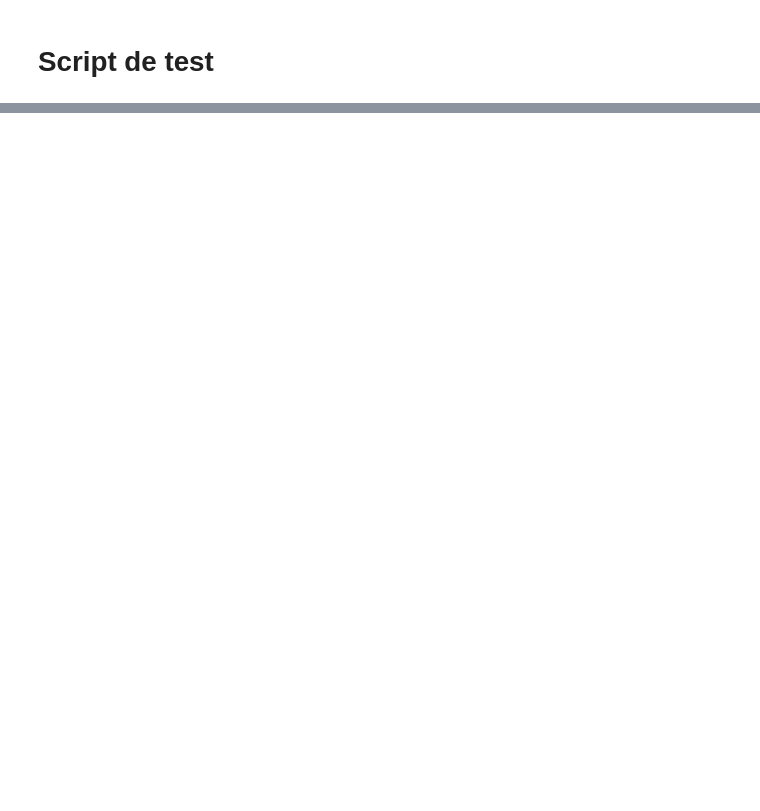
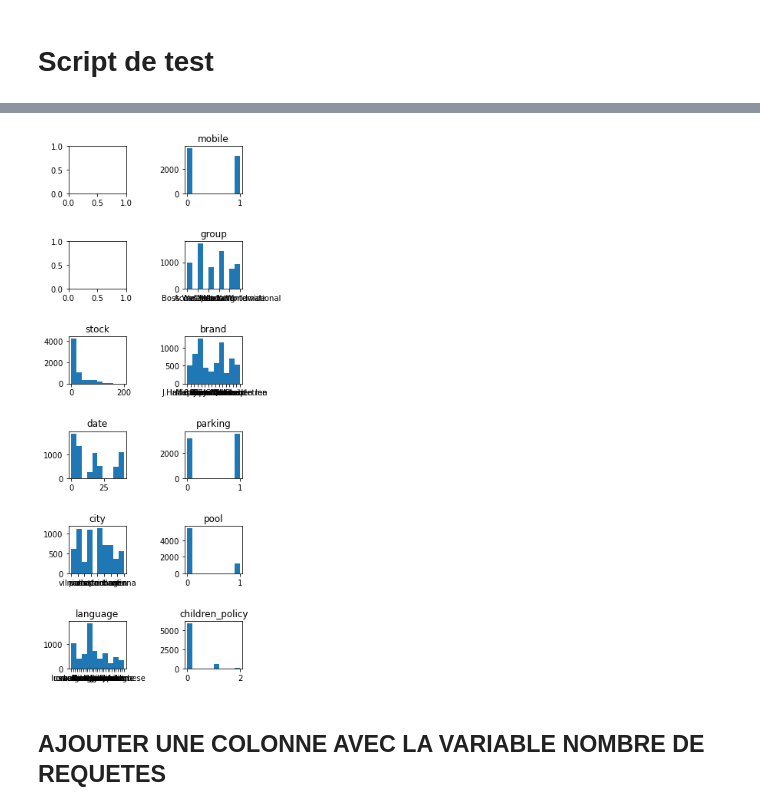
Before and after one commit to TryoenJ/Defi-IA, a Jupyter notebook: test.ipynb, the cells around one changed output, grey strips where cells are left out. Saved outputs shown, nothing was run; the diff lists cells and outputs as text; code cells hidden in the pictures; blank space fills up the shorter version.

Commit message:
maj test

```diff
--- a/test.ipynb
+++ b/test.ipynb
@@ -7,0 +20,8 @@ NameError: name 'pd' is not defined
+# %%
+hotels = pd.read_csv('./defi-ia-2023/features_hotels.csv', index_col=['hotel_id', 'city'])
+test = test.join(hotels, on=['hotel_id', 'city'])
+test.head()
+
+#df = pd.read_csv('./result_requetes.csv')
+#df= pd.concat([df,pricing_requests],axis = 0)
+#df.to_csv('./result_requetes.csv', index= False)
@@ -13,13 +58,13 @@ test.dtypes
 #On affecte le bon type aux variables qualitatives
 test["city"]=pd.Categorical(test["city"],ordered=False)
 test["language"]=pd.Categorical(test["language"],ordered=False)
-#test["group"]=pd.Categorical(test["group"],ordered=False)
-#test["brand"]=pd.Categorical(test["brand"],ordered=False)
+test["group"]=pd.Categorical(test["group"],ordered=False)
+test["brand"]=pd.Categorical(test["brand"],ordered=False)
 
 test["mobile"]=pd.Categorical(test["mobile"],ordered=False)
-#test["parking"]=pd.Categorical(test["parking"],ordered=False)
-#test["pool"]=pd.Categorical(test["pool"],ordered=False)
-#test["children_policy"]=pd.Categorical(test["children_policy"],ordered=False)
+test["parking"]=pd.Categorical(test["parking"],ordered=False)
+test["pool"]=pd.Categorical(test["pool"],ordered=False)
+test["children_policy"]=pd.Categorical(test["children_policy"],ordered=False)
 
 test["hotel_id"]=pd.Categorical(test["hotel_id"],ordered=False)
 test["avatar_id"]=pd.Categorical(test["avatar_id"],ordered=False)
@@ -30,0 +104,39 @@ test.dtypes
+# %%
+# Tracé des histogrammes
+cm = 1/2.54
+fig, ax = plt.subplots(6,2,figsize=(10*cm, 30*cm))
+#ax[0,0].hist(test["price"])
+#ax[0,0].set_title('price')
+#ax[1,0].hist(test["nb_requete"])
+#ax[1,0].set_title('nb_requete')
+ax[2,0].hist(test["stock"])
+ax[2,0].set_title('stock')
+ax[3,0].hist(test["date"])
+ax[3,0].set_title('date')
+ax[4,0].hist(test["city"])
+ax[4,0].set_title('city')
+ax[5,0].hist(test["language"])
+ax[5,0].set_title('language')
+ax[0,1].hist(test["mobile"])
+ax[0,1].set_title('mobile')
+ax[1,1].hist(test["group"])
+ax[1,1].set_title('group')
+ax[2,1].hist(test["brand"])
+ax[2,1].set_title('brand')
+ax[3,1].hist(test["parking"])
+ax[3,1].set_title('parking')
+ax[4,1].hist(test["pool"])
+ax[4,1].set_title('pool')
+ax[5,1].hist(test["children_policy"])
+ax[5,1].set_title('children_policy')
+plt.subplots_adjust(left=0.1,
+                    bottom=0.1,
+                    right=0.9,
+                    top=0.9,
+                    wspace=1,
+                    hspace=1)
+plt.show()
+# %% [output]
+[figure, added]
+# %% [markdown]
+## AJOUTER UNE COLONNE AVEC LA VARIABLE NOMBRE DE REQUETES
```
Also changed, not shown: parts of 6 cells of this notebook.
